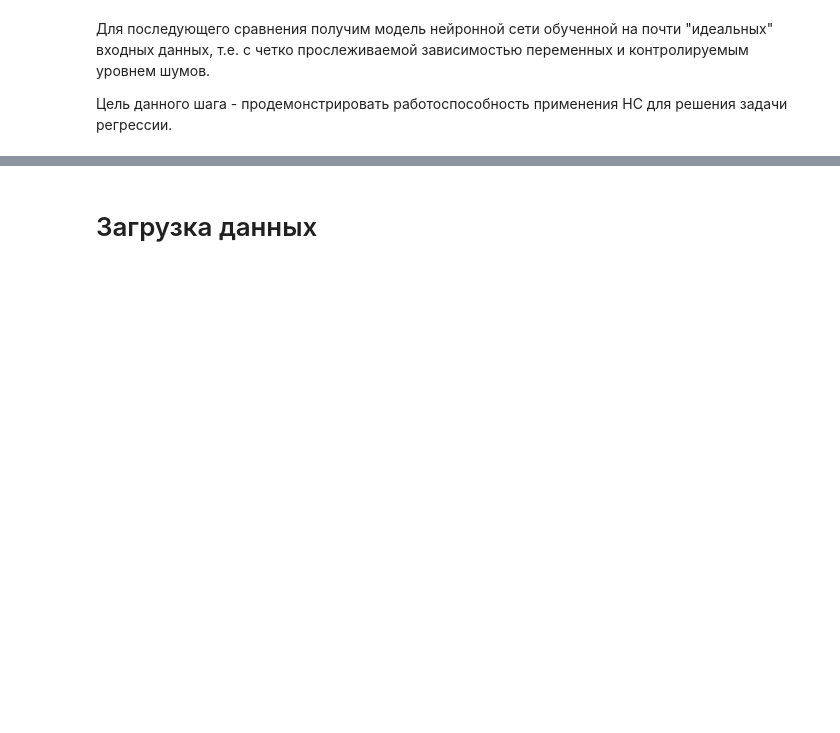
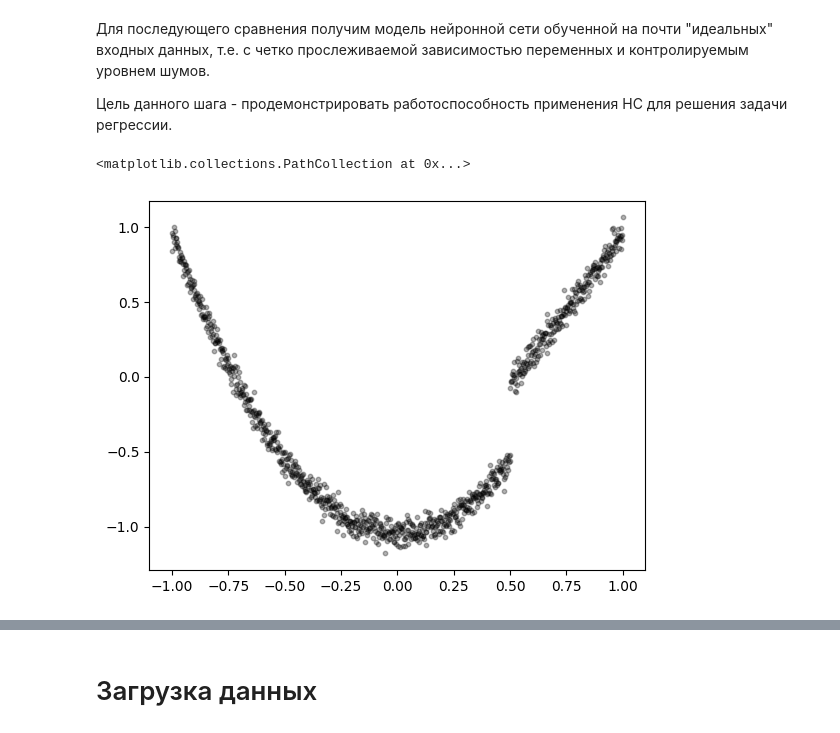
Before and after one commit to LimeShot/NSTU, a Jupyter notebook: IS/лаба 3/АТМ-25_ЛР-3_Секачёв_Чумаков Extend.ipynb, the cells around one changed output, grey strips where cells are left out. Saved outputs shown, nothing was run; the diff lists cells and outputs as text; code cells hidden in the pictures; blank space fills up the shorter version.

```diff
--- a/IS/лаба 3/3.ЛР-3 (v2025-11-05_pub).ipynb
+++ b/IS/лаба 3/АТМ-25_ЛР-3_Секачёв_Чумаков Extend.ipynb
@@ -234,3 +234,21 @@ def printModelWeights(model):
 Для последующего сравнения получим модель нейронной сети обученной на  почти "идеальных" входных данных, т.е. с четко прослеживаемой зависимостью переменных и контролируемым уровнем шумов.
 
 Цель данного шага - продемонстрировать работоспособность применения НС для решения задачи регрессии.
+# %%
+N = 1000 # кол-во точек X
+X = np.linspace(-1., 1., N).reshape(-1, 1) # привести массив к столбчатой структуре
+# %%
+noiseLevel= 0.05 # степень зашумленности
+Y_noise = np.random.normal(-noiseLevel,noiseLevel,N).reshape(-1, 1)
+# %%
+transparencyVal = 0.3  # Прозрачность точек графика
+markerSize = 10        # Размер точки графика
+# %%
+# Парабола
+f1 = lambda x: ((x < .5) * np.power(x, 2) + (x > .5) * x) * 2 -1
+Y_parabola = f1(X).reshape(-1, 1) # привести массив к столбчатой структуре
+Y_parabola = Y_parabola + Y_noise
+plt.scatter(X, Y_parabola, s=markerSize, color="black", alpha=transparencyVal)
+# %% [output]
+<matplotlib.collections.PathCollection at 0x...>
+[figure, added]
```
Also changed, not shown: parts of 14 cells of this notebook, 4 other files.
